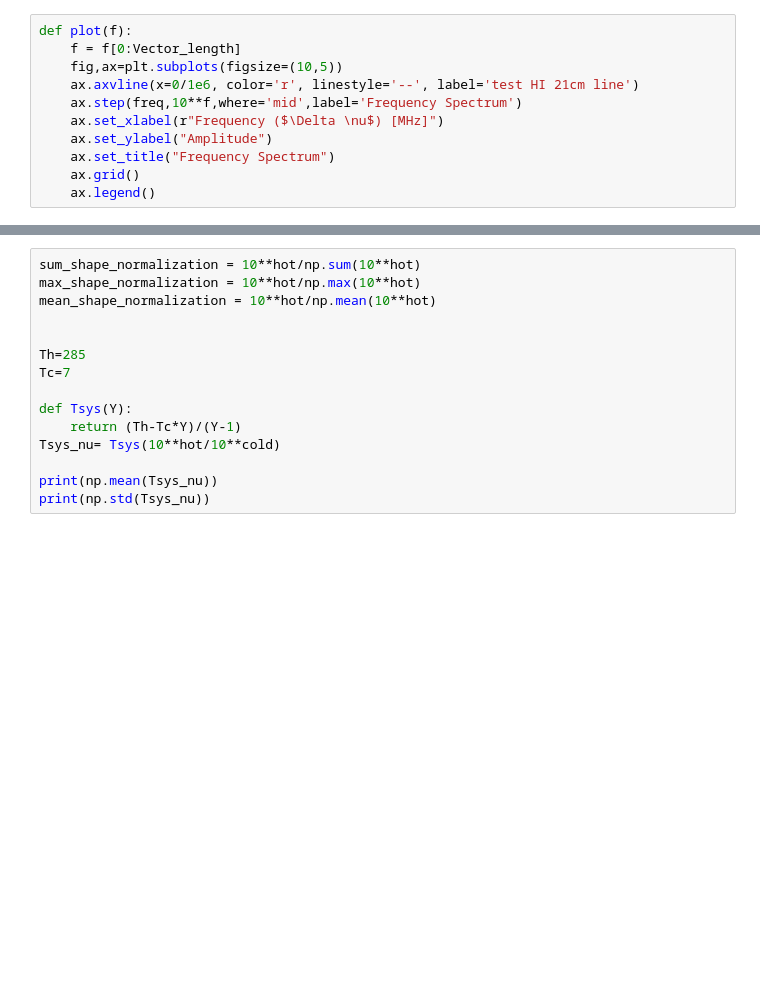
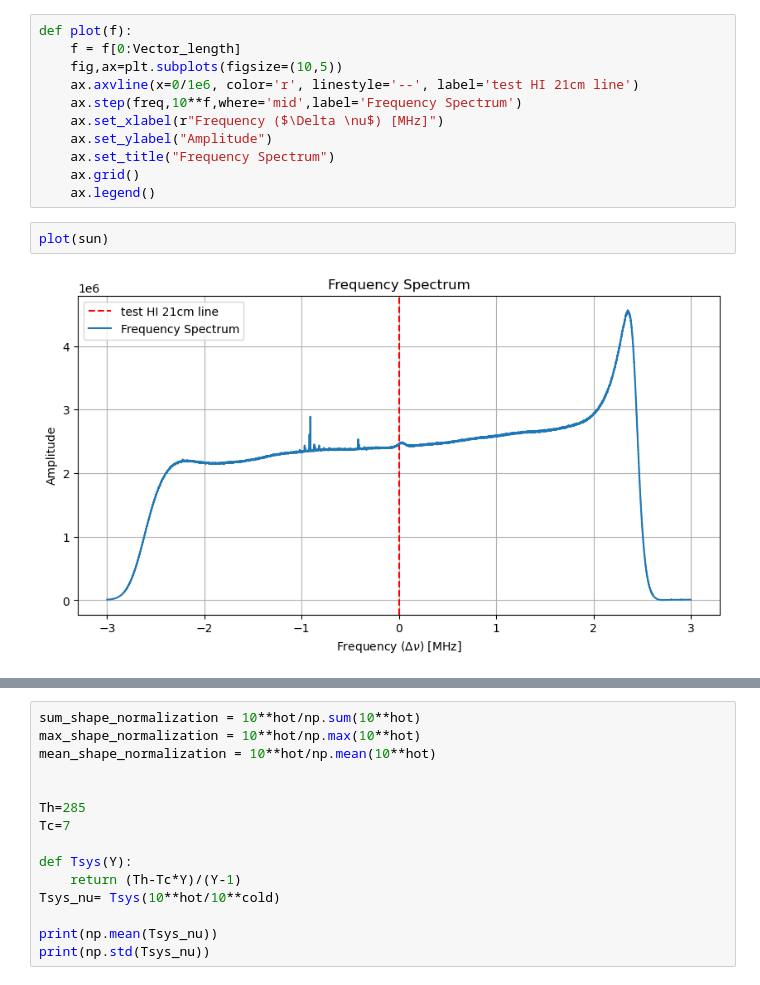
Before and after one commit to GauravSK2001/NBI-SRT-Astro, a Jupyter notebook: calibration/calibration_test_notebook.ipynb, the cells around one changed output, grey strips where cells are left out. Cells and saved outputs as stored; diff of their text form; blank space fills up the shorter version.

```diff
--- a/calibration/calibration_test_notebook.ipynb
+++ b/calibration/calibration_test_notebook.ipynb
@@ -36,3 +36,7 @@ def plot(f):
     ax.set_title("Frequency Spectrum")
     ax.grid()
     ax.legend()
+# %%
+plot(sun)
+# %% [output]
+[figure, added]
```
Also changed, not shown: parts of 7 cells of this notebook, 2 other files.
